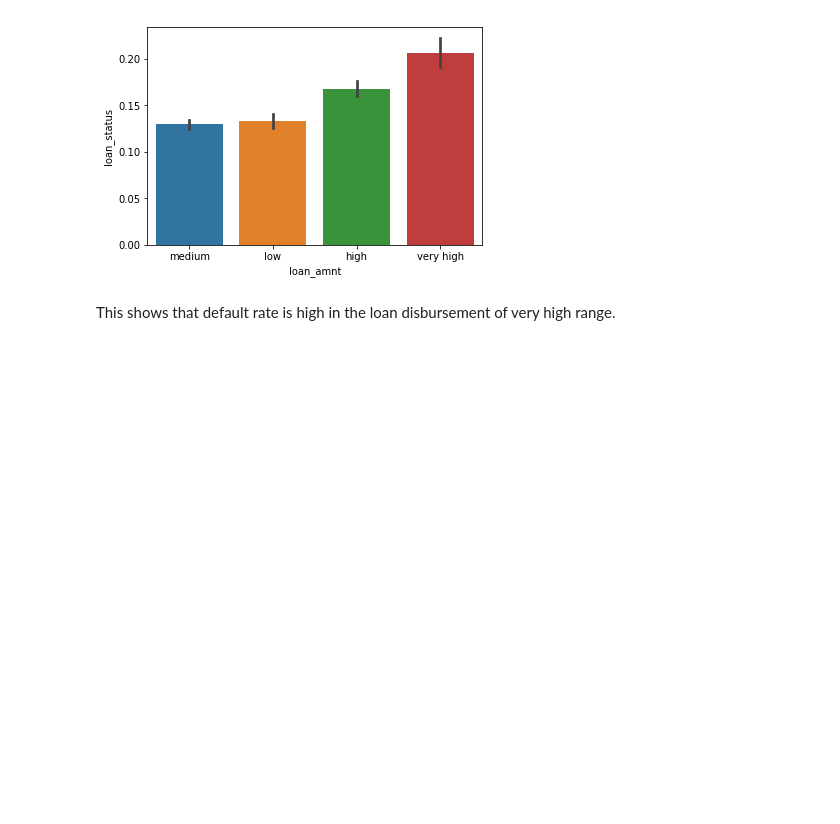
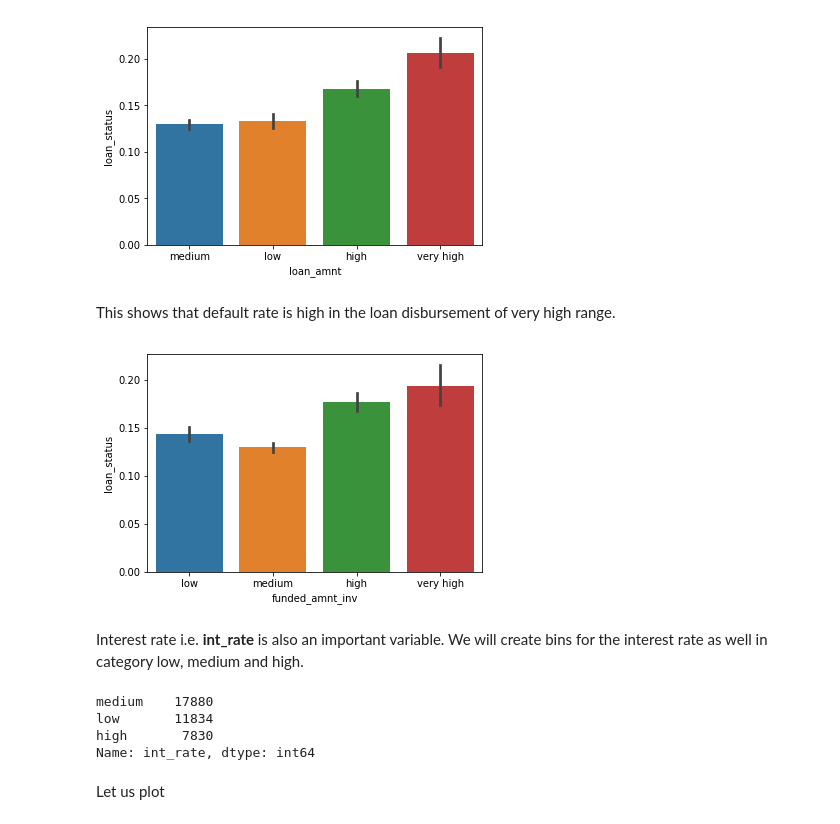
Before and after one commit to amnpandey/pgdml, a Jupyter notebook: LendingClub_assignment.ipynb, the cells around one changed output. Saved outputs shown, nothing was run; the diff lists cells and outputs as text; code cells hidden in the pictures; blank space fills up the shorter version.

```diff
--- a/LendingClub_assignment.ipynb
+++ b/LendingClub_assignment.ipynb
@@ -640,0 +643,7 @@ This shows that default rate is high in the loan disbursement of very high range
+# %%
+plot_cat('funded_amnt_inv')
+# %% [output]
+[figure, added]
+# %% [markdown]
+Interest rate i.e. **int_rate** is also an important variable. We will create bins for the interest rate as well
+in category low, medium and high.
@@ -640,0 +661,9 @@ This shows that default rate is high in the loan disbursement of very high range
+# %%
+df.int_rate.value_counts()
+# %% [output]
+medium    17880
+low       11834
+high       7830
+Name: int_rate, dtype: int64
+# %% [markdown]
+Let us plot
```
Also changed, not shown: parts of 2 cells of this notebook.
